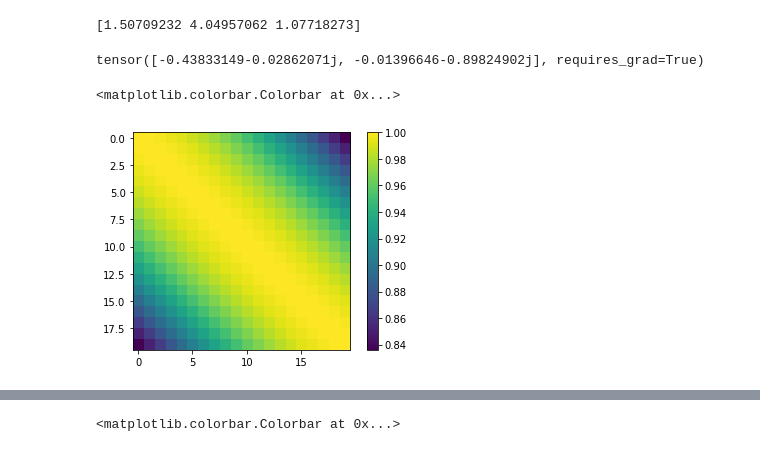
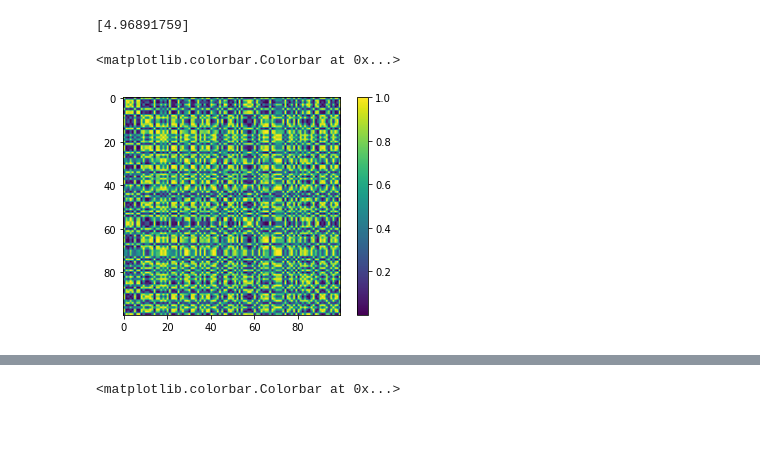
Before and after one commit to Quantum-Cosmos-Lab/quantum_maps_for_beads, a Jupyter notebook: toy_model_different_ansatz.ipynb, the cells around one changed output, grey strips where cells are left out. Saved outputs shown, nothing was run; the diff lists cells and outputs as text; code cells hidden in the pictures.

```diff
--- a/toy_model_different_ansatz.ipynb
+++ b/toy_model_different_ansatz.ipynb
@@ -10,24 +14,27 @@ n_wires = 1
 # %%
 dev = qml.device('default.qubit', wires=n_wires)
 # %%
-@qml.qnode(dev)
-def circ(xi, params):
-    qml.RY(params[0], wires=0)
-    qml.RZ(params[1], wires=0)
+# @qml.qnode(dev)
+# def circ(xi, params):
+#     qml.RY(params[0], wires=0)
+#     qml.RZ(params[1], wires=0)
 
-    qml.Hadamard(wires=0)
-    qml.RZ(params[2]*xi, wires=0)
+#     qml.Hadamard(wires=0)
+#     qml.RZ(params[2]*xi, wires=0)
 
-    return qml.state()
+#     return qml.state()
+# %%
+@qml.qnode(dev)
+def circ(xi, params):
+    qml.Hadamard(wires=0)
+    qml.RZ(params[0]*xi, wires=0)
+    qml.Hadamard(wires=0)
+    return qml.state()
 # %%
-params = 2*np.pi*np.random.rand(3)
+params = 2*np.pi*np.random.rand(1)
 print(params)
 # %% [output]
-[1.50709232 4.04957062 1.07718273]
+[4.96891759]
-# %%
-circ(x[0],params)
-# %% [output]
-tensor([-0.43833149-0.02862071j, -0.01396646-0.89824902j], requires_grad=True)
 # %%
 def kernel_matrix(X, params, kernel_circ, assume_normalized_kernel=False):
     states = np.array([kernel_circ(x, params) for x in X])
@@ -65,11 +88,19 @@ def target_alignment_matrix(ker_matrix, Y, rescale_class_labels=True):
+# %%
+N = 100
+
+x_train = np.random.rand(N)
+y_train = (-1)**np.floor(10*x_train)
+
+x_test = np.random.rand(N)
+y_test = (-1)**np.floor(10*x_test)
 # %%
-ker_matrix = kernel_matrix(x, params, circ)
+ker_matrix = kernel_matrix(x_train, params, circ)
 
 plt.imshow(ker_matrix)
 plt.colorbar()
 # %% [output]
 <matplotlib.colorbar.Colorbar at 0x...>
-[figure, old version]
+[figure, new version]
 # %%
 target_alignment_matrix(ker_matrix, y)
 # %% [output]
```
Also changed, not shown: parts of 23 cells of this notebook.
